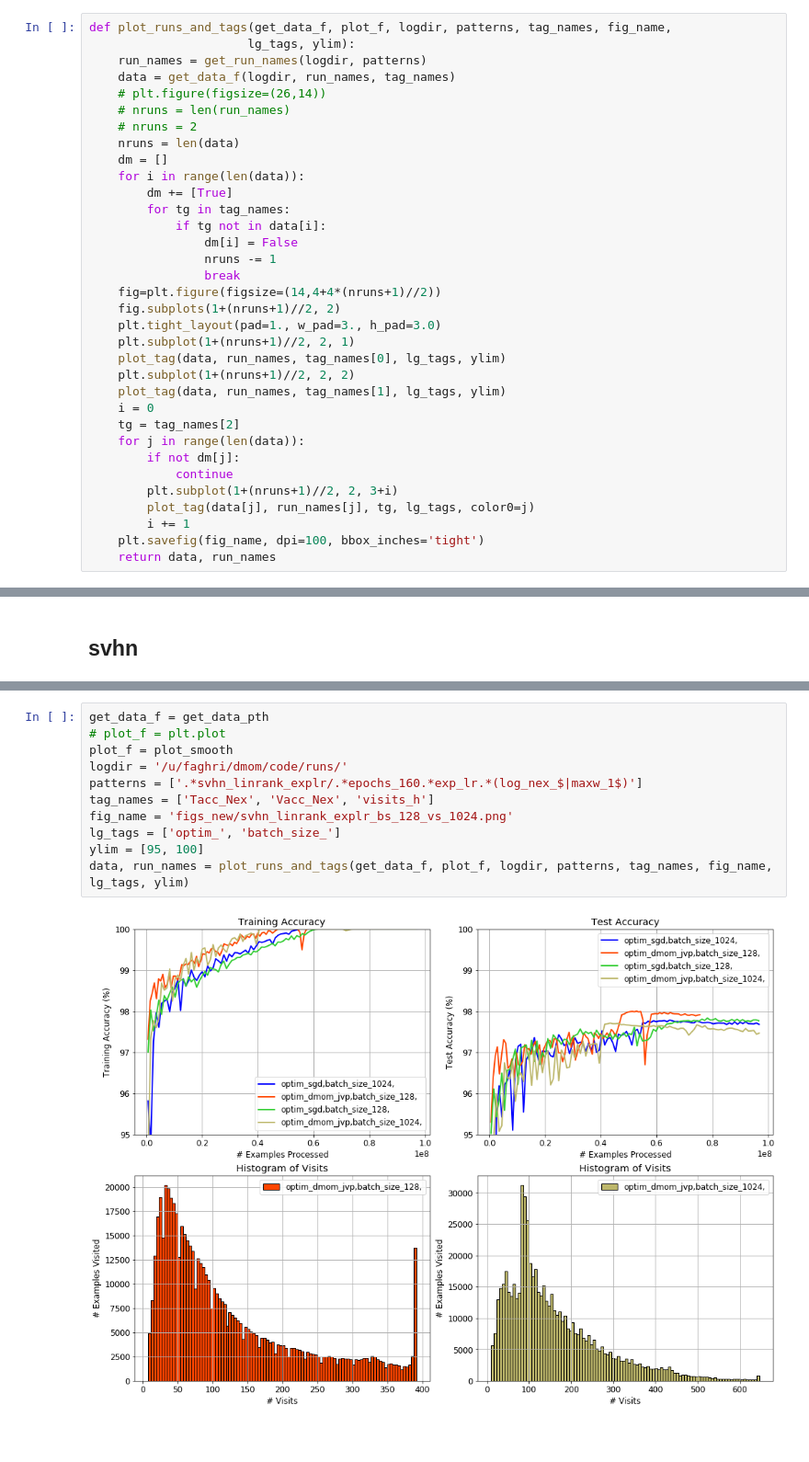
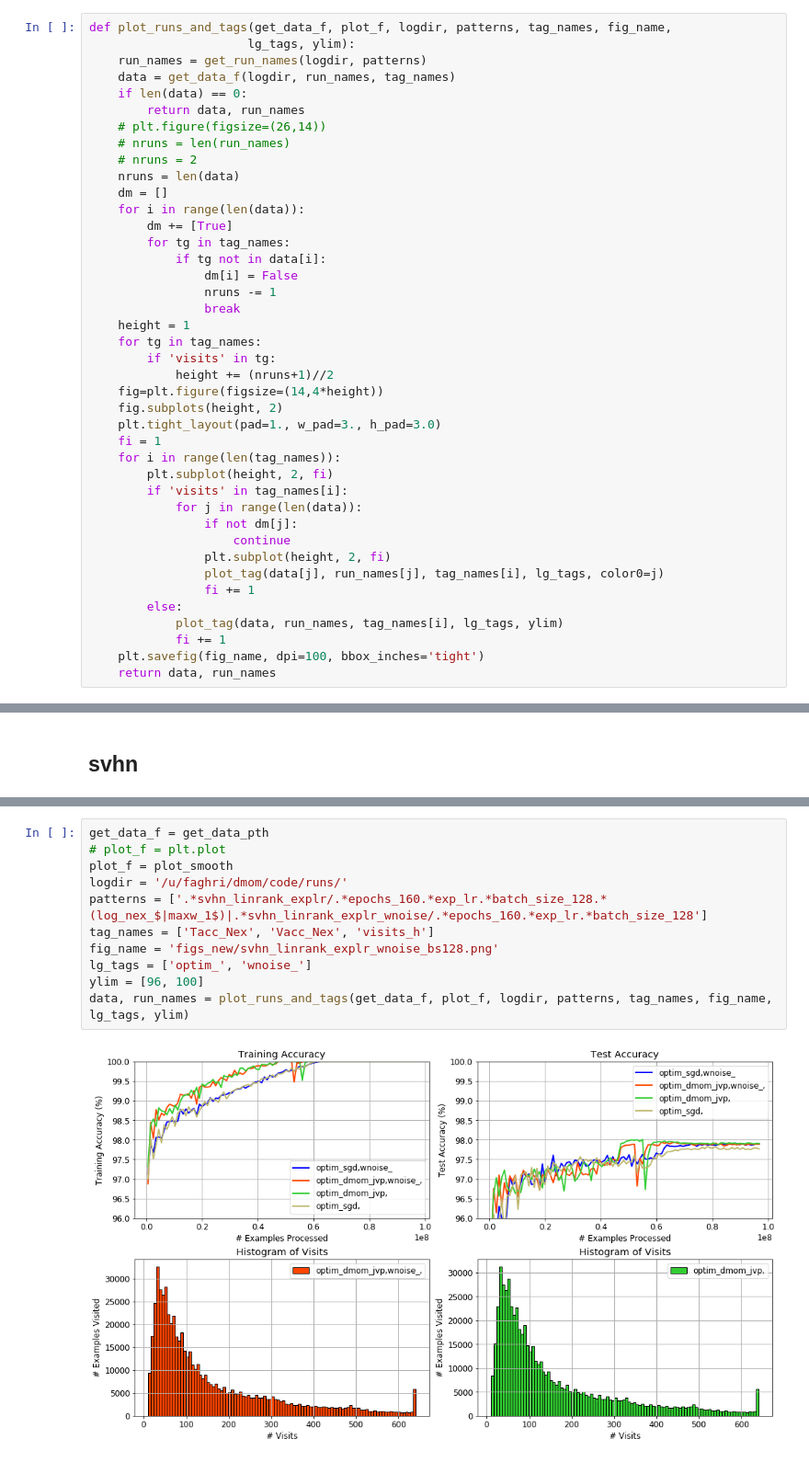
Before and after one commit to fartashf/gvar_code, a Jupyter notebook: notebooks/figures_new.ipynb, the cells around one changed output, grey strips where cells are left out. Shown at 92% size. Drawn from its saved outputs; the diff is of its cells as text; blank space fills up the shorter version.

Commit message:
after kfac, before scheduler merge, wnoise and good results on mnist, svhn, cifar10, dataaug

```diff
--- a/notebooks/figures_new.ipynb
+++ b/notebooks/figures_new.ipynb
@@ -146,6 +146,8 @@ def plot_runs_and_tags(get_data_f, plot_f, logdir, patterns, tag_names, fig_name
                       lg_tags, ylim):
     run_names = get_run_names(logdir, patterns)
     data = get_data_f(logdir, run_names, tag_names)
+    if len(data) == 0:
+        return data, run_names
     # plt.figure(figsize=(26,14))
     # nruns = len(run_names)
     # nruns = 2
@@ -158,21 +160,26 @@ def plot_runs_and_tags(get_data_f, plot_f, logdir, patterns, tag_names, fig_name
                 dm[i] = False
                 nruns -= 1
                 break
-    fig=plt.figure(figsize=(14,4+4*(nruns+1)//2))
-    fig.subplots(1+(nruns+1)//2, 2)
+    height = 1
+    for tg in tag_names:
+        if 'visits' in tg:
+            height += (nruns+1)//2
+    fig=plt.figure(figsize=(14,4*height))
+    fig.subplots(height, 2)
     plt.tight_layout(pad=1., w_pad=3., h_pad=3.0)
-    plt.subplot(1+(nruns+1)//2, 2, 1)
-    plot_tag(data, run_names, tag_names[0], lg_tags, ylim)
-    plt.subplot(1+(nruns+1)//2, 2, 2)
-    plot_tag(data, run_names, tag_names[1], lg_tags, ylim)
-    i = 0
-    tg = tag_names[2]
-    for j in range(len(data)):
-        if not dm[j]:
-            continue
-        plt.subplot(1+(nruns+1)//2, 2, 3+i)
-        plot_tag(data[j], run_names[j], tg, lg_tags, color0=j)
-        i += 1
+    fi = 1
+    for i in range(len(tag_names)):
+        plt.subplot(height, 2, fi)
+        if 'visits' in tag_names[i]:
+            for j in range(len(data)):
+                if not dm[j]:
+                    continue
+                plt.subplot(height, 2, fi)
+                plot_tag(data[j], run_names[j], tag_names[i], lg_tags, color0=j)
+                fi += 1
+        else:
+            plot_tag(data, run_names, tag_names[i], lg_tags, ylim)
+            fi += 1
     plt.savefig(fig_name, dpi=100, bbox_inches='tight')
     return data, run_names
 # %%
@@ -511,13 +660,13 @@ data, run_names = plot_runs_and_tags(get_data_f, plot_f, logdir, patterns, tag_n
 # %%
 get_data_f = get_data_pth
 # plot_f = plt.plot
 plot_f = plot_smooth
 logdir = '/u/faghri/dmom/code/runs/'
-patterns = ['.*svhn_linrank_explr/.*epochs_160.*exp_lr.*(log_nex_$|maxw_1$)']
+patterns = ['.*svhn_linrank_explr/.*epochs_160.*exp_lr.*batch_size_128.*(log_nex_$|maxw_1$)|.*svhn_linrank_explr_wnoise/.*epochs_160.*exp_lr.*batch_size_128']
 tag_names = ['Tacc_Nex', 'Vacc_Nex', 'visits_h']
-fig_name = 'figs_new/svhn_linrank_explr_bs_128_vs_1024.png'
-lg_tags = ['optim_', 'batch_size_']
-ylim = [95, 100]
+fig_name = 'figs_new/svhn_linrank_explr_wnoise_bs128.png'
+lg_tags = ['optim_', 'wnoise_']
+ylim = [96, 100]
 data, run_names = plot_runs_and_tags(get_data_f, plot_f, logdir, patterns, tag_names, fig_name, lg_tags, ylim)
 # %% [output]
-[figure, old version]
+[figure, new version]
```
Also changed, not shown: parts of 37 cells of this notebook, 29 other files.
